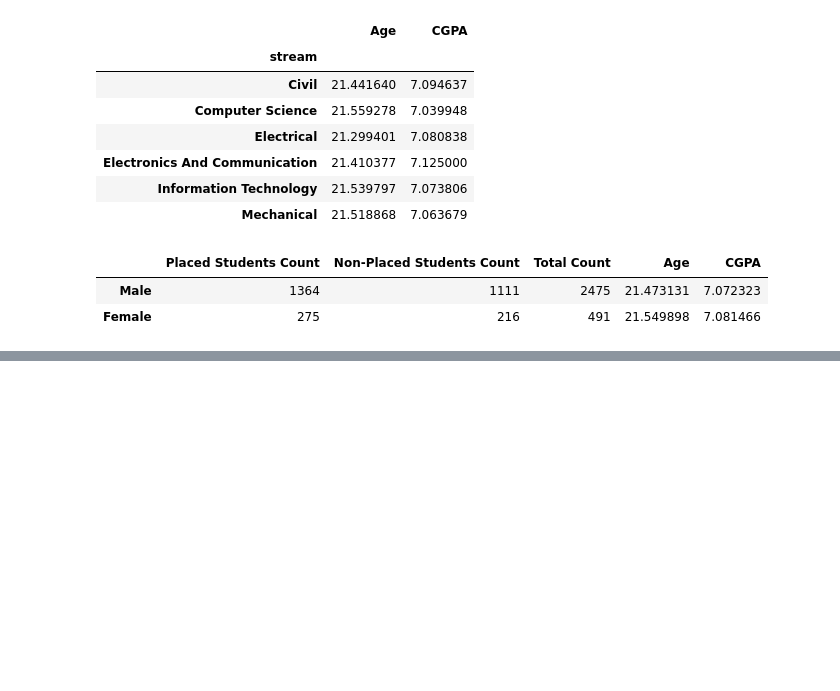
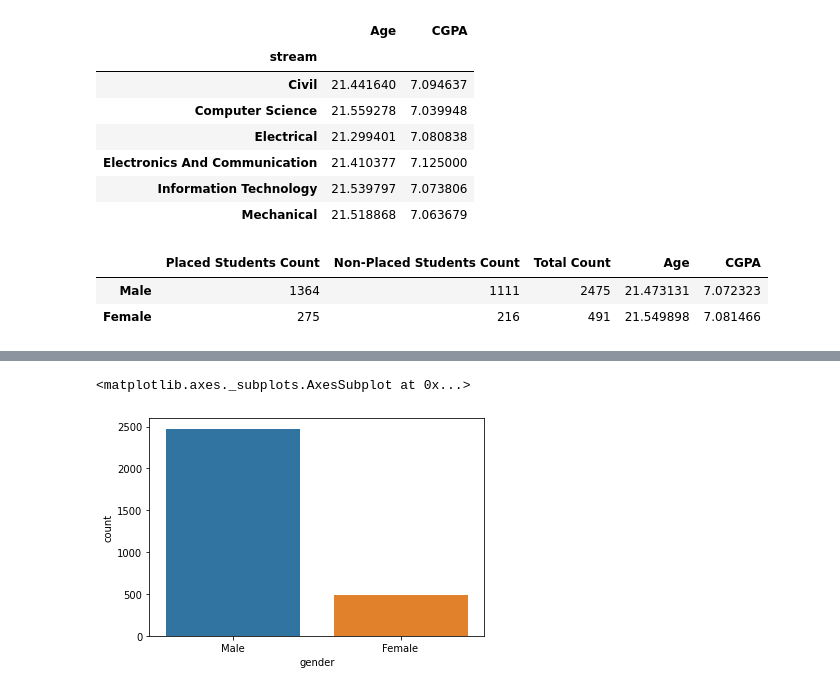
Before and after one commit to connorfarrell7/Group4_Project, a Jupyter notebook: Student_Placement_Records_EDA.ipynb, the cells around one changed output, grey strips where cells are left out. Drawn from its saved outputs; the diff is of its cells as text; code cells hidden in the pictures; blank space fills up the shorter version.

```diff
--- a/Student_Placement_Records_EDA.ipynb
+++ b/Student_Placement_Records_EDA.ipynb
@@ -137,0 +182,6 @@ df
+# %%
+# Plotting the number of students based on gender
+sns.countplot(data= student_df, x = 'gender', orient='v')
+# %% [output]
+<matplotlib.axes._subplots.AxesSubplot at 0x...>
+[figure, added]
```
Also changed, not shown: parts of 13 cells of this notebook.
